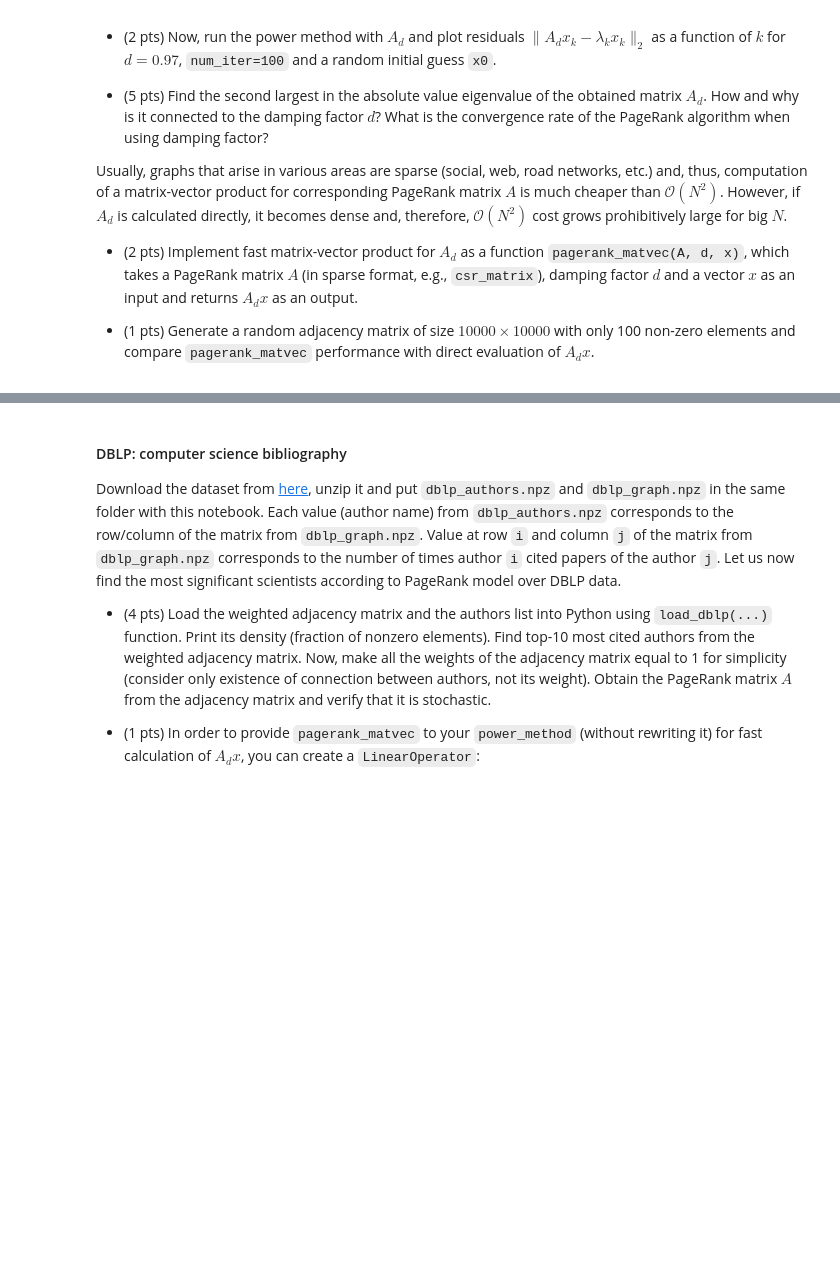
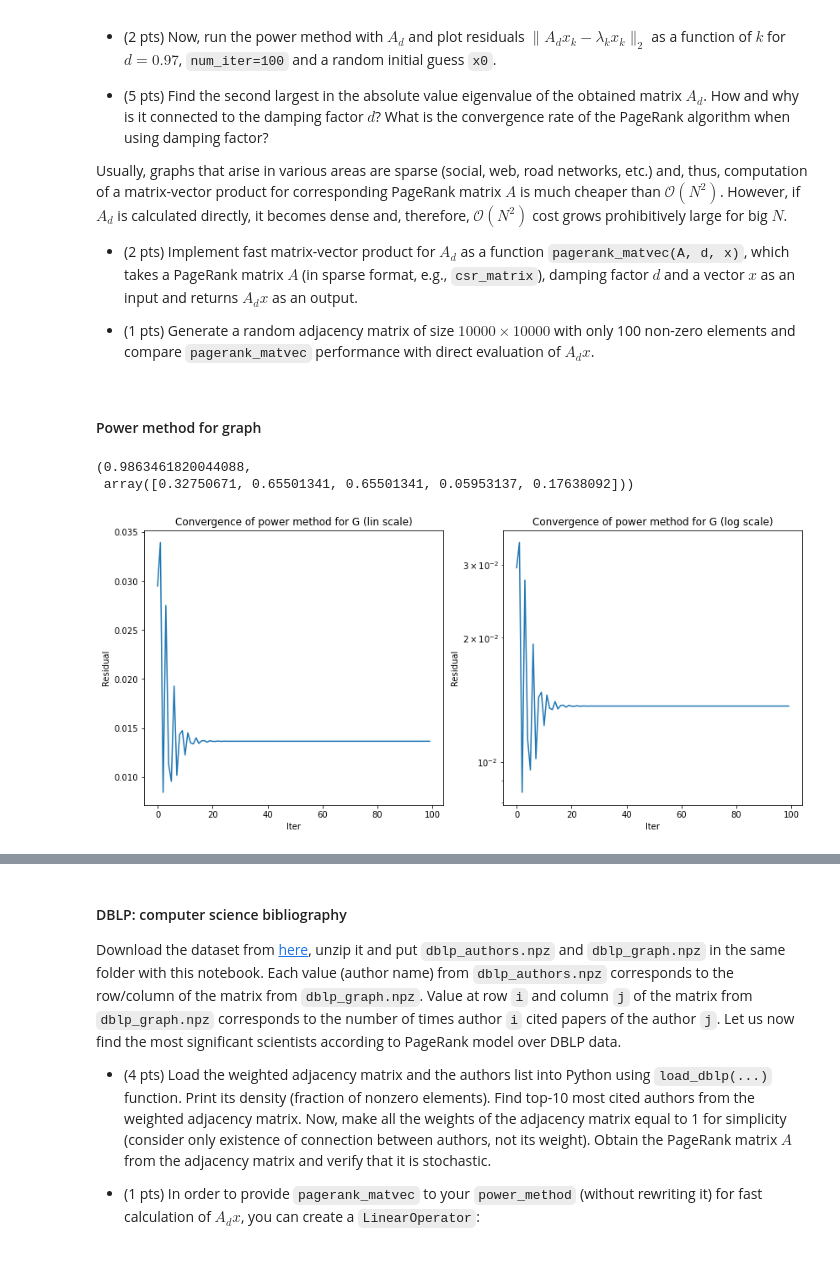
Before and after one commit to ArtemVergazov/nla2021, a Jupyter notebook: hw/hw2/vergazov_hw2.ipynb, the cells around one changed output, grey strips where cells are left out. Drawn from its saved outputs; the diff is of its cells as text; code cells hidden in the pictures; blank space fills up the shorter version.

````diff
--- a/hw/hw2/vergazov_hw2.ipynb
+++ b/hw/hw2/vergazov_hw2.ipynb
@@ -108,0 +456,4 @@ NumPy or JAX are both ok in this problem, but please use the single library for
+# %%
+A = np.array([[0, 0, 1, 1], [0, 1, 2, 1], [1, 2, 1, 0], [1, 2, 0, 0]])
+P, L, U = plu(A)
+P, L, U
@@ -176,6 +727,17 @@ What is its largest eigenvalue? What multiplicity does it have?
 # %%
 # INPUT:  A - np.ndarray (2D), x0 - np.ndarray (1D), num_iter - integer (positive)
 # OUTPUT: x - np.ndarray (of size x0), l - float, res - np.ndarray (of size num_iter + 1 [include initial guess])
-def power_method(A, x0, num_iter): # 5 pts
-    # enter your code here
-    return x, l, res
+def power_method(A, x0, num_iter=100): # 5 pts
+    assert not np.allclose(x0, 0), 'Bad initial guess!'
+    x = x0 / np.linalg.norm(x0)
+    err = 1
+    iters = 0
+    res = np.zeros(num_iter)
+    for iters in range(num_iter):
+        Ax = A @ x
+        x = Ax / np.linalg.norm(Ax)
+        lmd = x.T @ (A @ x)
+
+        err = np.linalg.norm(Ax - lmd * x)
+        res[iters] = err
+    return x, lmd, res
@@ -205,3 +794,35 @@ Usually, graphs that arise in various areas are sparse (social, web, road networ
 * (2 pts) Implement fast matrix-vector product for $A_d$ as a function ```pagerank_matvec(A, d, x)```, which takes a PageRank matrix $A$ (in sparse format, e.g., ```csr_matrix```), damping factor $d$ and a vector $x$ as an input and returns $A_dx$ as an output.
 
 * (1 pts) Generate a random adjacency matrix of size $10000 \times 10000$ with only 100 non-zero elements and compare ```pagerank_matvec``` performance with direct evaluation of $A_dx$.
+# %% [markdown]
+#### Power method for graph
+# %%
+pr = pagerank_matrix(np.array([
+    [0, 0, 1, 0, 0],
+    [1, 0, 1, 0, 0],
+    [0, 1, 0, 0, 0],
+    [0, 0, 0, 0, 1],
+    [0, 0, 0, 1, 0],
+]))
+v, lmd, res = power_method(pr, np.random.random(size=(5,)))
+# %%
+lmd, v
+# %% [output]
+(0.9863461820044088,
+ array([0.32750671, 0.65501341, 0.65501341, 0.05953137, 0.17638092]))
+# %%
+plt.figure(figsize=(14, 6))
+
+plt.subplot(121)
+plt.plot(res)
+plt.title('Convergence of power method for G (lin scale)')
+plt.xlabel('Iter')
+plt.ylabel('Residual')
+
+plt.subplot(122)
+plt.semilogy(res)
+plt.title('Convergence of power method for G (log scale)')
+plt.xlabel('Iter')
+plt.ylabel('Residual');
+# %% [output]
+[figure, added]
````
Also changed, not shown: parts of 139 cells of this notebook, 1 other file.
